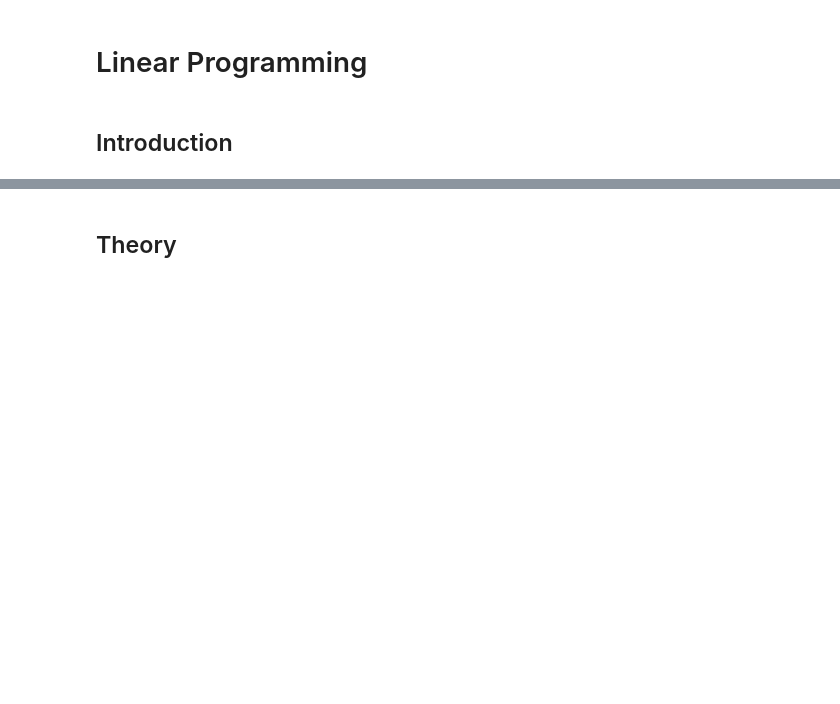
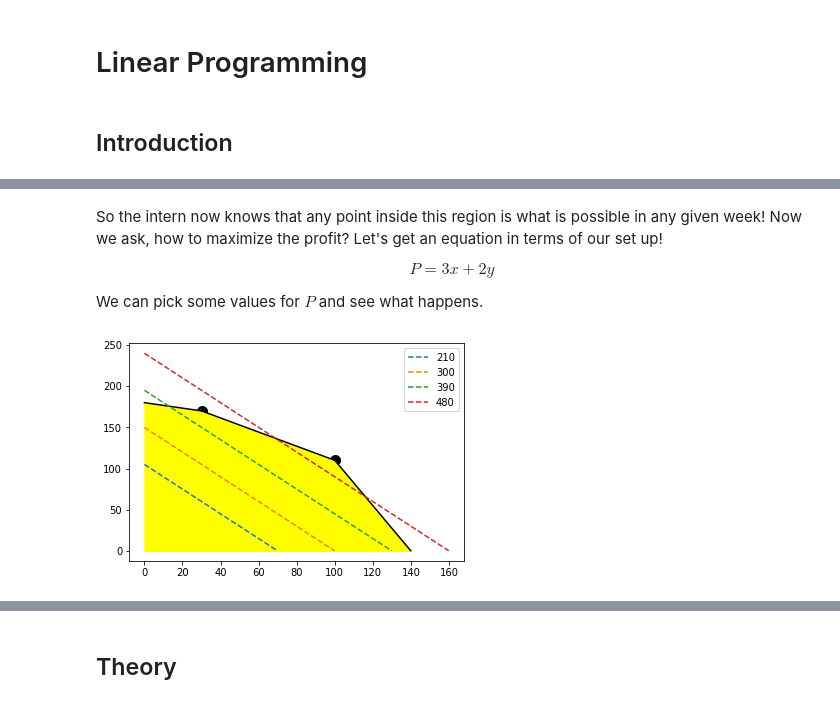
Before and after one commit to nurfnick/Operations_Research, a Jupyter notebook: Chapter2LinearProgramming.ipynb, the cells around one changed output, grey strips where cells are left out. Drawn from its saved outputs; the diff is of its cells as text; code cells hidden in the pictures; blank space fills up the shorter version.

```diff
--- a/Chapter2LinearProgramming.ipynb
+++ b/Chapter2LinearProgramming.ipynb
@@ -84,0 +88,38 @@ plt.show()
+# %% [markdown]
+So the intern now knows that any point inside this region is what is possible in any given week!  Now we ask, how to maximize the profit?  Let's get an equation in terms of our set up!
+
+$$
+P= 3x+2y
+$$
+
+We can pick some values for $P$ and see what happens.
+# %%
+x1= np.arange(0,30,.1)
+x2= np.arange(30,100,.1)
+x3 = np.arange(100,140,.1)
+x4 = np.arange(0,70,.1)
+x5 = np.arange(0,100,.1)
+x6 = np.arange(0,130,.1)
+x7 = np.arange(0,160,.1)
+
+y1 = (540-1*x1)/3
+y2 = (1370-6*x2)/7
+y3 = (1540-11*x3)/4
+
+plt.plot(x1,y1, color = "black")
+plt.plot(x2,y2, color = "black")
+plt.plot(x3,y3, color = "black")
+plt.scatter(30,170, s = 100, color = "black")
+plt.scatter(100,110, s = 100, color = "black")
+plt.fill_between(x1,0,y1, color = "yellow")
+plt.fill_between(x2,0,y2, color = "yellow")
+plt.fill_between(x3,0,y3, color = "yellow")
+
+plt.plot(x4,(210-3*x4)/2,linestyle = "dashed", label = "210")
+plt.plot(x5,(300-3*x5)/2,linestyle = "dashed", label = "300")
+plt.plot(x6,(390-3*x6)/2,linestyle = "dashed", label = "390")
+plt.plot(x7,(480-3*x7)/2,linestyle = "dashed", label = "480")
+plt.legend()
+plt.show()
+# %% [output]
+[figure, added]
```
Also changed, not shown: parts of 11 cells of this notebook.
